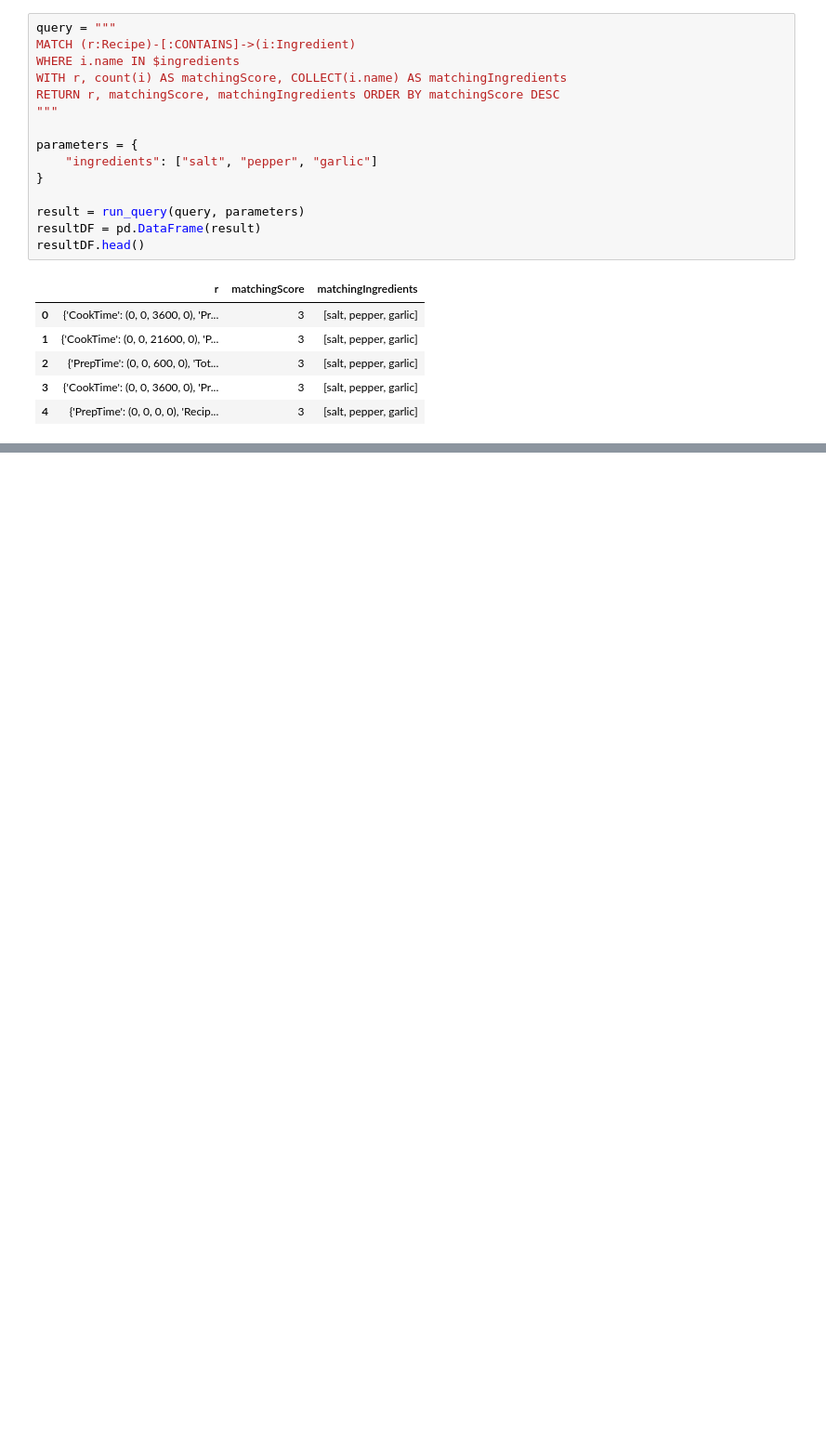
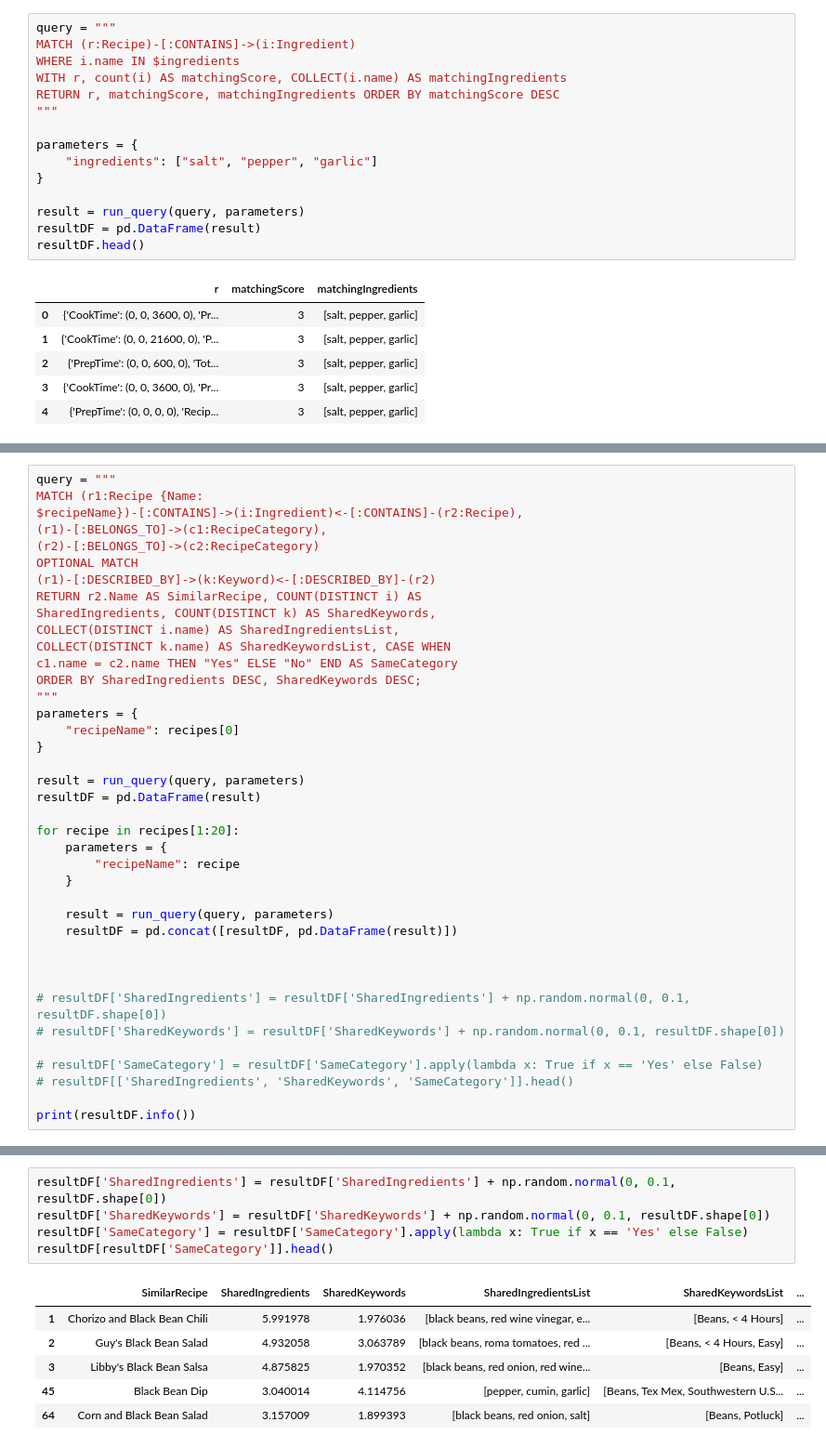
Before and after one commit to PaoloGinefra/SMBUD_project_24, a Jupyter notebook: Neo4J/DataAnalysis/DataAnalysis.ipynb, the cells around one changed output, grey strips where cells are left out. Shown at 93% size. Cells and saved outputs as stored; diff of their text form; blank space fills up the shorter version.

```diff
--- a/Neo4J/DataAnalysis/DataAnalysis.ipynb
+++ b/Neo4J/DataAnalysis/DataAnalysis.ipynb
@@ -395,0 +414,39 @@ resultDF.head()
+# %%
+query = """
+MATCH (r1:Recipe {Name:
+$recipeName})-[:CONTAINS]->(i:Ingredient)<-[:CONTAINS]-(r2:Recipe),
+(r1)-[:BELONGS_TO]->(c1:RecipeCategory),
+(r2)-[:BELONGS_TO]->(c2:RecipeCategory)
+OPTIONAL MATCH
+(r1)-[:DESCRIBED_BY]->(k:Keyword)<-[:DESCRIBED_BY]-(r2)
+RETURN r2.Name AS SimilarRecipe, COUNT(DISTINCT i) AS
+SharedIngredients, COUNT(DISTINCT k) AS SharedKeywords,
+COLLECT(DISTINCT i.name) AS SharedIngredientsList,
+COLLECT(DISTINCT k.name) AS SharedKeywordsList, CASE WHEN
+c1.name = c2.name THEN "Yes" ELSE "No" END AS SameCategory
+ORDER BY SharedIngredients DESC, SharedKeywords DESC;
+"""
+parameters = {
+    "recipeName": recipes[0]
+}
+
+result = run_query(query, parameters)
+resultDF = pd.DataFrame(result)
+
+for recipe in recipes[1:20]:
+    parameters = {
+        "recipeName": recipe
+    }
+
+    result = run_query(query, parameters)
+    resultDF = pd.concat([resultDF, pd.DataFrame(result)])
+
+
+
+# resultDF['SharedIngredients'] = resultDF['SharedIngredients'] + np.random.normal(0, 0.1, resultDF.shape[0])
+# resultDF['SharedKeywords'] = resultDF['SharedKeywords'] + np.random.normal(0, 0.1, resultDF.shape[0])
+
+# resultDF['SameCategory'] = resultDF['SameCategory'].apply(lambda x: True if x == 'Yes' else False)
+# resultDF[['SharedIngredients', 'SharedKeywords', 'SameCategory']].head()
+
+print(resultDF.info())
@@ -395,0 +487,12 @@ resultDF.head()
+# %%
+resultDF['SharedIngredients'] = resultDF['SharedIngredients'] + np.random.normal(0, 0.1, resultDF.shape[0])
+resultDF['SharedKeywords'] = resultDF['SharedKeywords'] + np.random.normal(0, 0.1, resultDF.shape[0])
+resultDF['SameCategory'] = resultDF['SameCategory'].apply(lambda x: True if x == 'Yes' else False)
+resultDF[resultDF['SameCategory']].head()
+# %% [output]
+|  | SimilarRecipe | SharedIngredients | SharedKeywords | SharedIngredientsList | SharedKeywordsList | ... |
+| 1 | Chorizo and Black Bean Chili | 5.991978 | 1.976036 | [black beans, red wine vinegar, e... | [Beans, < 4 Hours] | ... |
+| 2 | Guy's Black Bean Salad | 4.932058 | 3.063789 | [black beans, roma tomatoes, red ... | [Beans, < 4 Hours, Easy] | ... |
+| 3 | Libby's Black Bean Salsa | 4.875825 | 1.970352 | [black beans, red onion, red wine... | [Beans, Easy] | ... |
+| 45 | Black Bean Dip | 3.040014 | 4.114756 | [pepper, cumin, garlic] | [Beans, Tex Mex, Southwestern U.S... | ... |
+| 64 | Corn and Black Bean Salad | 3.157009 | 1.899393 | [black beans, red onion, salt] | [Beans, Potluck] | ... |
```
Also changed, not shown: parts of 6 cells of this notebook, 6 other files.
